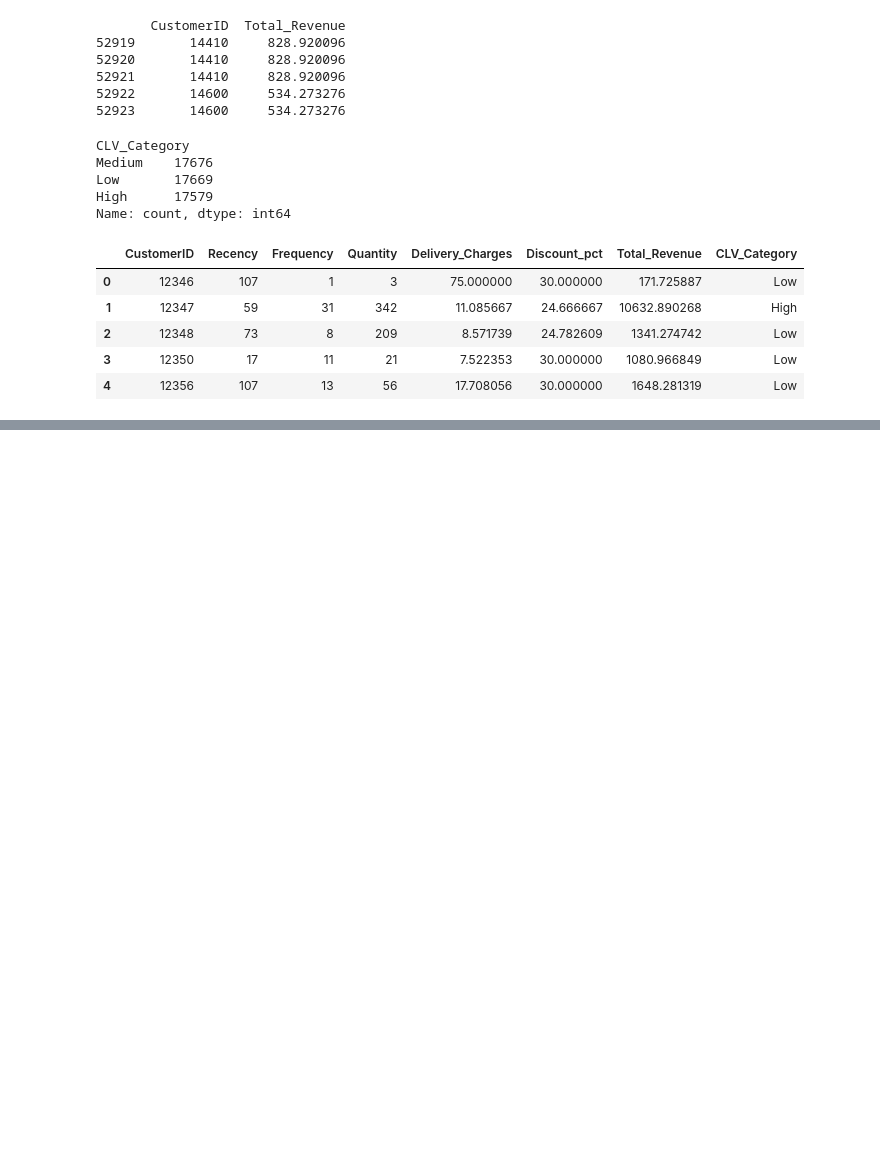
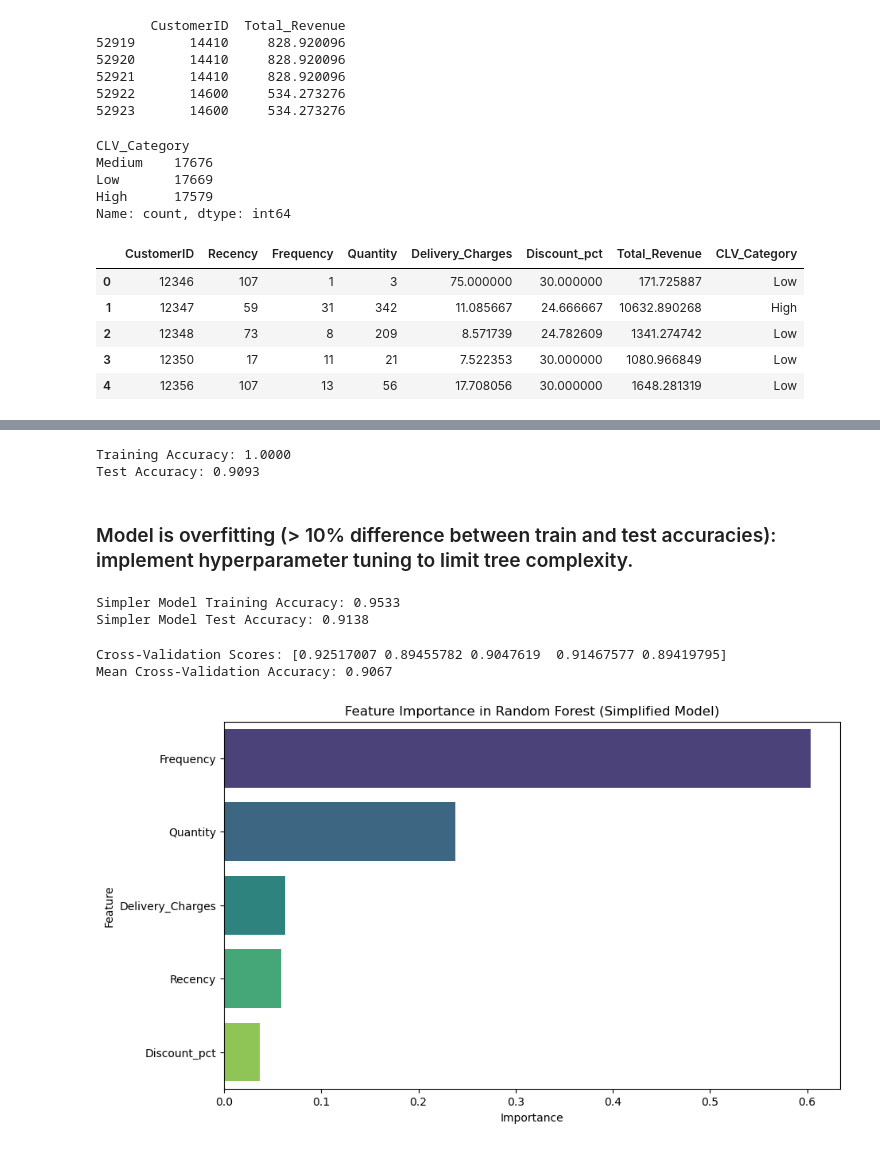
Before and after one commit to moraditya/finding-marketing-insights-Amazon, a Jupyter notebook: models/rfm-kmeans-clustering-clv-rf-classification.ipynb, the cells around one changed output, grey strips where cells are left out. Drawn from its saved outputs; the diff is of its cells as text; code cells hidden in the pictures; blank space fills up the shorter version.

```diff
--- a/models/rfm-kmeans-clustering-clv-rf-classification.ipynb
+++ b/models/rfm-kmeans-clustering-clv-rf-classification.ipynb
@@ -177,3 +178,11 @@ customer_features.head()
 | 2 | 12348 | 73 | 8 | 209 | 8.571739 | 24.782609 | 1341.274742 | Low |
 | 3 | 12350 | 17 | 11 | 21 | 7.522353 | 30.000000 | 1080.966849 | Low |
 | 4 | 12356 | 107 | 13 | 56 | 17.708056 | 30.000000 | 1648.281319 | Low |
+# %%
+# prepare the data for classification, excluding Total_Revenue and CLV_Category
+X = customer_features[['Recency', 'Frequency', 'Quantity', 'Delivery_Charges', 'Discount_pct']]
+y = customer_features['CLV_Category']
+
+# use stratify to ensure each class has approximately the same proportion of samples in both the training and testing sets
+# since these sets are randomly assigned
+X_train, X_test, y_train, y_test = train_test_split(X, y, test_size=0.3, random_state=42, stratify=y)
@@ -179,0 +233,64 @@ customer_features.head()
+# %%
+# training accuracy
+train_accuracy = clf.score(X_train, y_train)
+
+# test accuracy
+test_accuracy = clf.score(X_test, y_test)
+
+print(f'Training Accuracy: {train_accuracy:.4f}')
+print(f'Test Accuracy: {test_accuracy:.4f}')
+# %% [output]
+Training Accuracy: 1.0000
+Test Accuracy: 0.9093
+# %% [markdown]
+### Model is overfitting (> 10% difference between train and test accuracies): implement hyperparameter tuning to limit tree complexity.
+# %%
+# reduce model complexity by limiting tree depth, increasing min_samples_split, etc.
+clf_simple = RandomForestClassifier(
+    n_estimators=80,        # Reduce the number of trees
+    max_depth=8,            # Limit the depth of trees
+    min_samples_split=4,     # Increase minimum samples to split nodes
+    min_samples_leaf=4,      # Increase the minimum samples per leaf node
+    random_state=42
+)
+
+# train the simpler model
+clf_simple.fit(X_train, y_train)
+
+# evaluate
+train_acc_simple = clf_simple.score(X_train, y_train)
+test_acc_simple = clf_simple.score(X_test, y_test)
+
+print(f'Simpler Model Training Accuracy: {train_acc_simple:.4f}')
+print(f'Simpler Model Test Accuracy: {test_acc_simple:.4f}')
+# %% [output]
+Simpler Model Training Accuracy: 0.9533
+Simpler Model Test Accuracy: 0.9138
+# %%
+# reperform 5-fold cross-validation on the simpler model
+cv_scores = cross_val_score(clf_simple, X, y, cv=5)
+
+# print cross-validation scores and mean accuracy
+print(f'Cross-Validation Scores: {cv_scores}')
+print(f'Mean Cross-Validation Accuracy: {cv_scores.mean():.4f}')
+# %% [output]
+Cross-Validation Scores: [0.92517007 0.89455782 0.9047619  0.91467577 0.89419795]
+Mean Cross-Validation Accuracy: 0.9067
+# %%
+# get feature importance from the trained model
+importances = clf_simple.feature_importances_
+
+# create a DataFrame for better visualization
+features = X.columns  # X is the feature set you used for training
+feature_importance_df = pd.DataFrame({'Feature': features, 'Importance': importances})
+
+# sort by importance
+feature_importance_df = feature_importance_df.sort_values(by='Importance', ascending=False)
+
+# plot feature importance
+plt.figure(figsize=(10, 6))
+sns.barplot(x='Importance', y='Feature', data=feature_importance_df, palette='viridis')
+plt.title('Feature Importance in Random Forest (Simplified Model)')
+plt.show()
+# %% [output]
+[figure, added]
```
Also changed, not shown: parts of 4 cells of this notebook.
